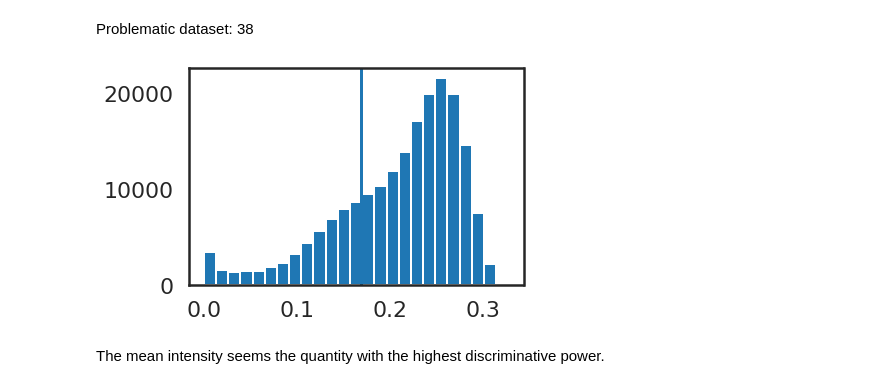
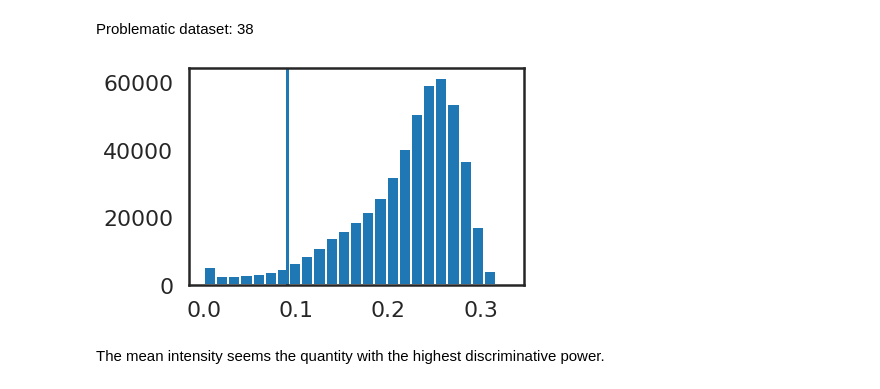
Before and after one commit to BiCroLab/WSI-analysis, a Jupyter notebook: SG/heatmap_module/ipynb/intensity.data2cluster.ipynb, the cells around one changed output. Drawn from its saved outputs; the diff is of its cells as text; code cells hidden in the pictures.

```diff
--- a/SG/heatmap_module/ipynb/intensity.data2cluster.ipynb
+++ b/SG/heatmap_module/ipynb/intensity.data2cluster.ipynb
@@ -27,8 +27,9 @@ import pandas as pd
 # %% [markdown]
 Problematic dataset: 38
 # %%
-df = pd.read_pickle("../id_52.centroids_embedding_nuclei_covd.pkl")
-df = df.sample(n=200000)
+filename = "../pkl/id_13.fov_centroids_embedding_morphology.covd.pkl"
+df = pd.read_pickle(filename)
+#df = df.sample(n=100000)
 embedding = df[['x','y','z']].to_numpy()
 # %%
 '''Visualize the cloud'''
@@ -52,13 +53,13 @@ curvatures = [min(eigvals[idx])/sum(eigvals[idx]) for idx in range(len(eigvals))
 df['curvature'] = curvatures
 # %%
 # Find the minima in curvature histrogram
-q1 = np.quantile(curvatures,0.25)
+q1 = np.quantile(curvatures,0.05)
 
 plt.hist(curvatures,bins=25)
 plt.axvline(q1,0,7500)
 plt.show()
 # %% [output]
-[figure, old version]
+[figure, new version]
 # %% [markdown]
 The mean intensity seems the quantity with the highest discriminative power.
 # %%
```
Also changed, not shown: parts of 11 cells of this notebook, 1 other file.
